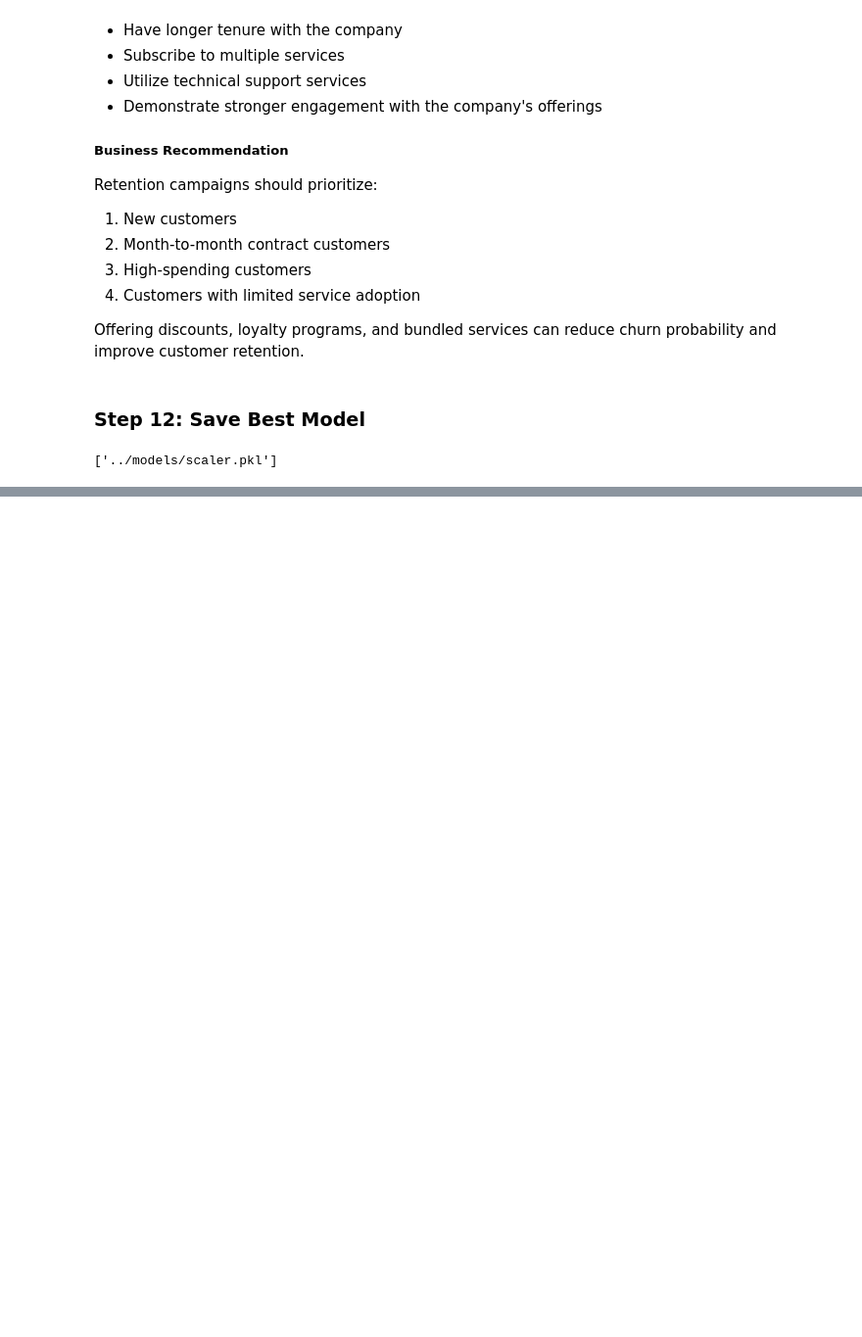
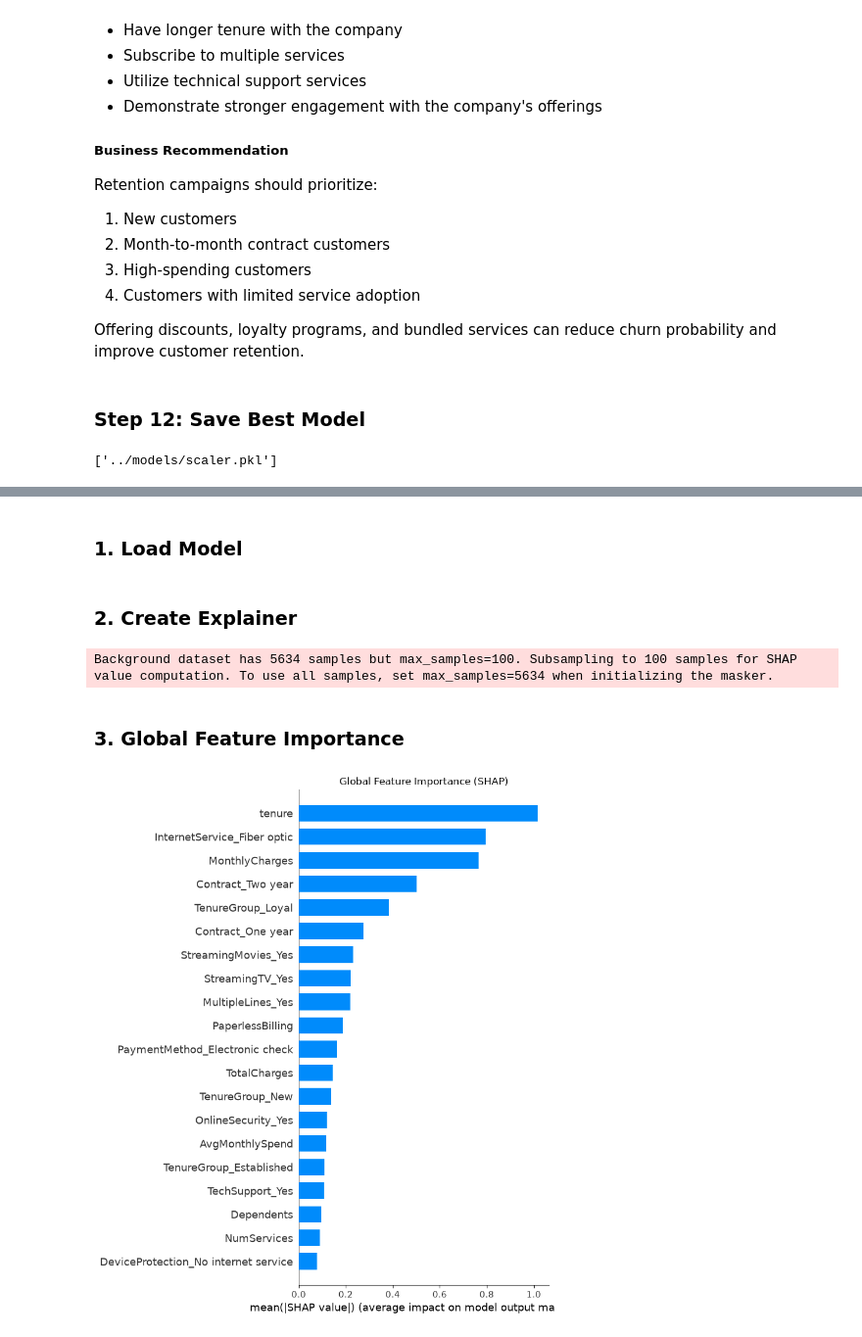
Before and after one commit to Abhilash0079/MachineLearningProjects, a Jupyter notebook: Customer_Churn_Prediction/notebooks/Modeling.ipynb, the cells around one changed output, grey strips where cells are left out. Shown at 98% size. Drawn from its saved outputs; the diff is of its cells as text; code cells hidden in the pictures; blank space fills up the shorter version.

Commit message:
Explainable AI using SHAP completed.

```diff
--- a/Customer_Churn_Prediction/notebooks/Modeling.ipynb
+++ b/Customer_Churn_Prediction/notebooks/Modeling.ipynb
@@ -538,0 +553,39 @@ Due to its strong predictive performance, simplicity, interpretability, and comp
+# %% [markdown]
+### <b> 1. Load Model</b>
+# %%
+shap_model = joblib.load(
+    "../models/logistic_regression_churn.pkl"
+)
+
+shap_scaler = joblib.load(
+    "../models/scaler.pkl"
+)
+# %% [markdown]
+### <b>2. Create Explainer</b>
+# %%
+explainer = shap.LinearExplainer(shap_model, X_train_scaled)
+shap_values = explainer.shap_values(X_test_scaled)
+# %% [output]
+Background dataset has 5634 samples but max_samples=100. Subsampling to 100 samples for SHAP value computation. To use all samples, set max_samples=5634 when initializing the masker.
+# %% [markdown]
+### <b>3. Global Feature Importance</b>
+# %%
+plt.figure(figsize=(10,6))
+shap.summary_plot(
+    shap_values,
+    X_test,
+    plot_type="bar",
+    show=False
+)
+
+plt.title("Global Feature Importance (SHAP)")
+plt.tight_layout()
+plt.show()
+
+plt.savefig(
+    "../dashboard/assets/shap_bar.png",
+    bbox_inches="tight"
+)
+plt.close()
+# %% [output]
+[figure, added]
```
Also changed, not shown: parts of 16 cells of this notebook, 4 other files.
